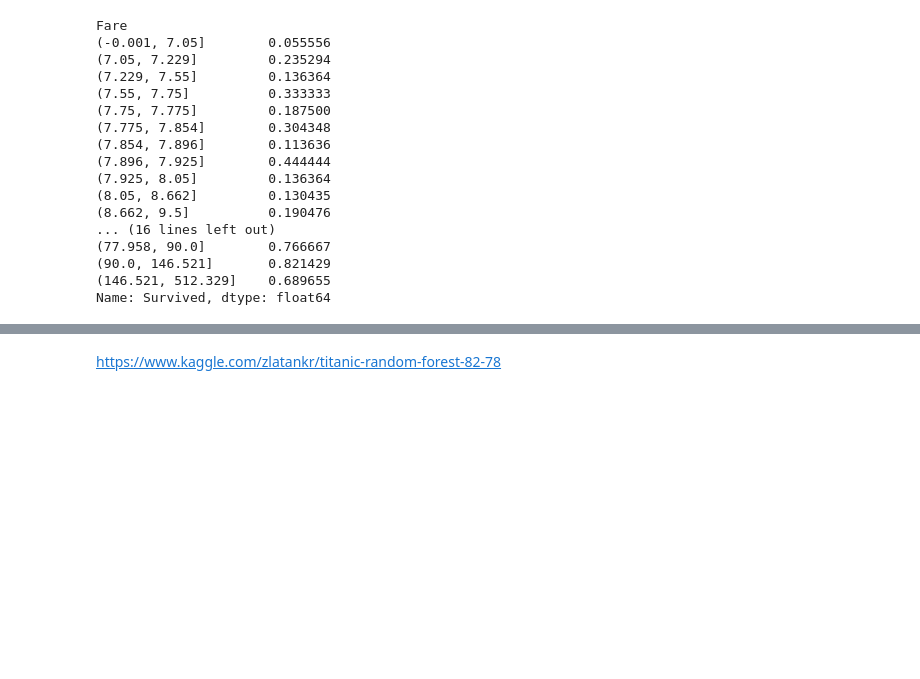
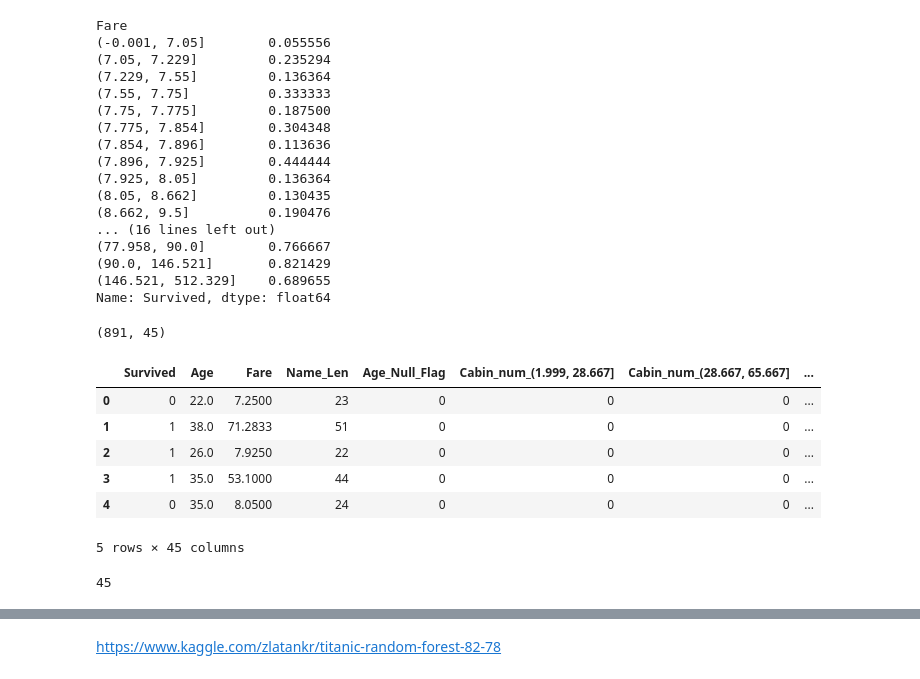
Before and after one commit to renshan2/accesspy, a Jupyter notebook: AI-ML-DL/randomForest/randomforest.ipynb, the cells around one changed output, grey strips where cells are left out. Cells and saved outputs as stored; diff of their text form; code cells hidden in the pictures; blank space fills up the shorter version.

```diff
--- a/AI-ML-DL/randomForest/randomforest.ipynb
+++ b/AI-ML-DL/randomForest/randomforest.ipynb
@@ -340,0 +399,50 @@ Name: Survived, dtype: float64
+# %%
+test['Fare'].fillna(train['Fare'].mean(), inplace = True)
+# %%
+def dummies(train, test, columns = ['Pclass', 'Sex', 'Embarked', 'Ticket_Lett', 'Cabin_Letter', 'Name_Title', 'Fam_Size']):
+    for column in columns:
+        train[column] = train[column].apply(lambda x: str(x))
+        test[column] = test[column].apply(lambda x: str(x))
+        good_cols = [column+'_'+i for i in train[column].unique() if i in test[column].unique()]
+        train = pd.concat((train, pd.get_dummies(train[column], prefix = column)[good_cols]), axis = 1)
+        test = pd.concat((test, pd.get_dummies(test[column], prefix = column)[good_cols]), axis = 1)
+        del train[column]
+        del test[column]
+    return train, test
+# %%
+def drop(train, test, bye = ['PassengerId']):
+    for i in [train, test]:
+        for z in bye:
+            del i[z]
+    return train, test
+# %%
+train = pd.read_csv(os.path.join('../input', 'titanic_train.csv'))
+test = pd.read_csv(os.path.join('../input', 'titanic_test.csv'))
+train, test = names(train, test)
+train, test = age_impute(train, test)
+train, test = cabin_num(train, test)
+train, test = cabin(train, test)
+train, test = embarked_impute(train, test)
+train, test = fam_size(train, test)
+test['Fare'].fillna(train['Fare'].mean(), inplace = True)
+train, test = ticket_grouped(train, test)
+train, test = dummies(train, test, columns = ['Pclass', 'Sex', 'Embarked', 'Ticket_Lett', 'Cabin_Letter', 'Name_Title', 'Fam_Size'])
+train, test = drop(train, test)
+# %%
+train.shape
+# %% [output]
+(891, 45)
+# %%
+train.head()
+# %% [output]
+|  | Survived | Age | Fare | Name_Len | Age_Null_Flag | Cabin_num_(1.999, 28.667] | Cabin_num_(28.667, 65.667] | ... |
+| 0 | 0 | 22.0 | 7.2500 | 23 | 0 | 0 | 0 | ... |
+| 1 | 1 | 38.0 | 71.2833 | 51 | 0 | 0 | 0 | ... |
+| 2 | 1 | 26.0 | 7.9250 | 22 | 0 | 0 | 0 | ... |
+| 3 | 1 | 35.0 | 53.1000 | 44 | 0 | 0 | 0 | ... |
+| 4 | 0 | 35.0 | 8.0500 | 24 | 0 | 0 | 0 | ... |
+5 rows × 45 columns
+# %%
+print(len(train.columns))
+# %% [output]
+45
```
Also changed, not shown: parts of 10 cells of this notebook, 4 other files.
